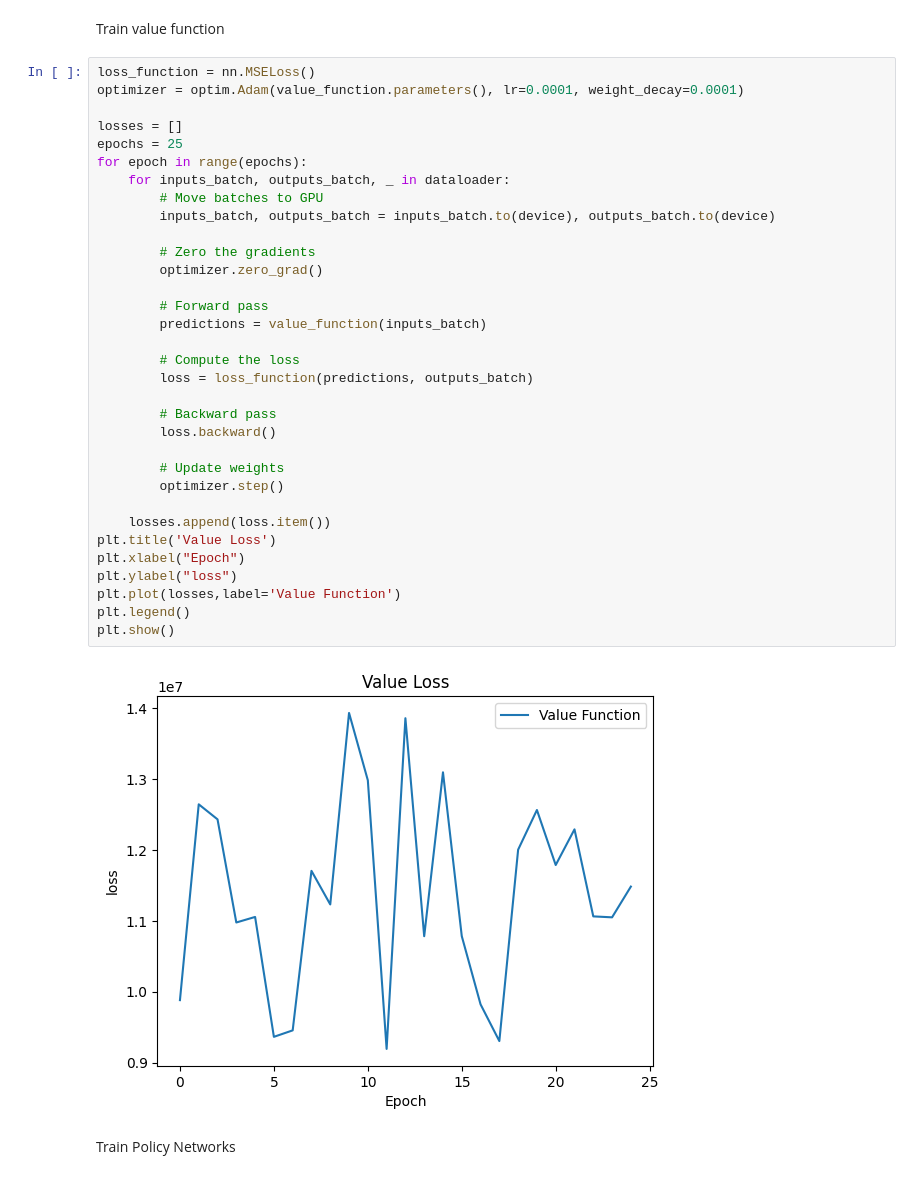
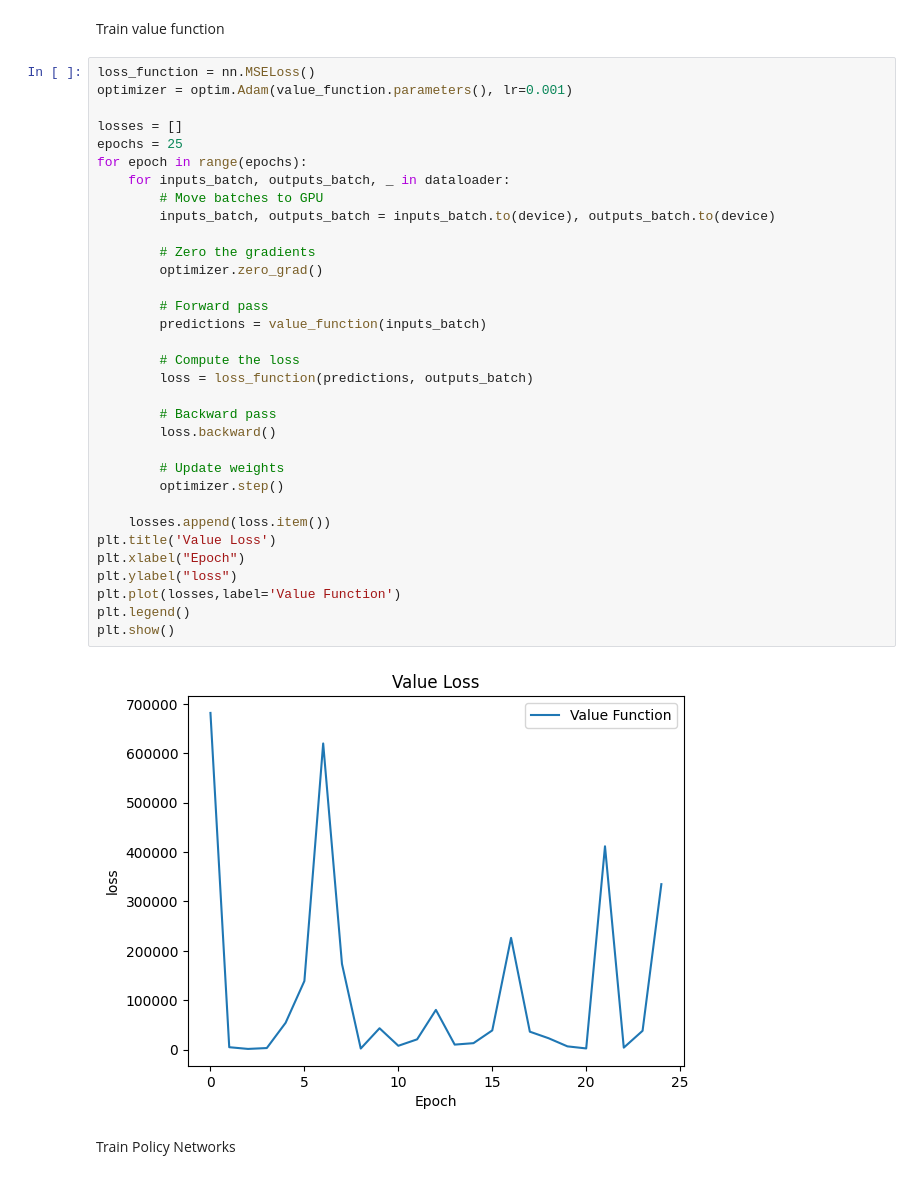
Before and after one commit to mattusuquen/AutonomousDriving, a Jupyter notebook: SelfDrivingCar.ipynb, the cells around one changed output. Cells and saved outputs as stored; diff of their text form.

```diff
--- a/SelfDrivingCar.ipynb
+++ b/SelfDrivingCar.ipynb
@@ -81,39 +81,39 @@ dataloader = DataLoader(dataset, batch_size=256, shuffle=True)
 Train value function
 # %%
 loss_function = nn.MSELoss()
-optimizer = optim.Adam(value_function.parameters(), lr=0.0001, weight_decay=0.0001)
+optimizer = optim.Adam(value_function.parameters(), lr=0.001)
 
 losses = []
 epochs = 25
 for epoch in range(epochs):
     for inputs_batch, outputs_batch, _ in dataloader:
         # Move batches to GPU
         inputs_batch, outputs_batch = inputs_batch.to(device), outputs_batch.to(device)
 
         # Zero the gradients
         optimizer.zero_grad()
 
         # Forward pass
         predictions = value_function(inputs_batch)
 
         # Compute the loss
         loss = loss_function(predictions, outputs_batch)
 
         # Backward pass
         loss.backward()
 
         # Update weights
         optimizer.step()
 
     losses.append(loss.item())
 plt.title('Value Loss')
 plt.xlabel("Epoch")
 plt.ylabel("loss")
 plt.plot(losses,label='Value Function')
 plt.legend()
 plt.show()
 # %% [output]
-[figure, old version]
+[figure, new version]
 # %% [markdown]
 Train Policy Networks
 # %%
```
Also changed, not shown: parts of 3 cells of this notebook, 7 other files.
